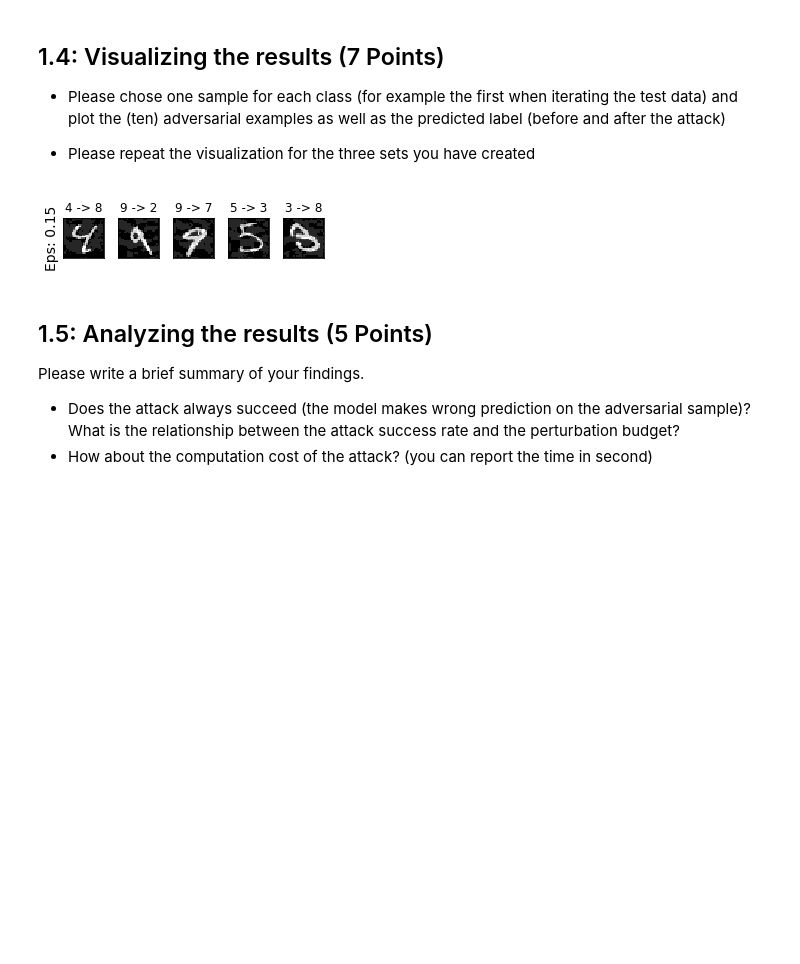
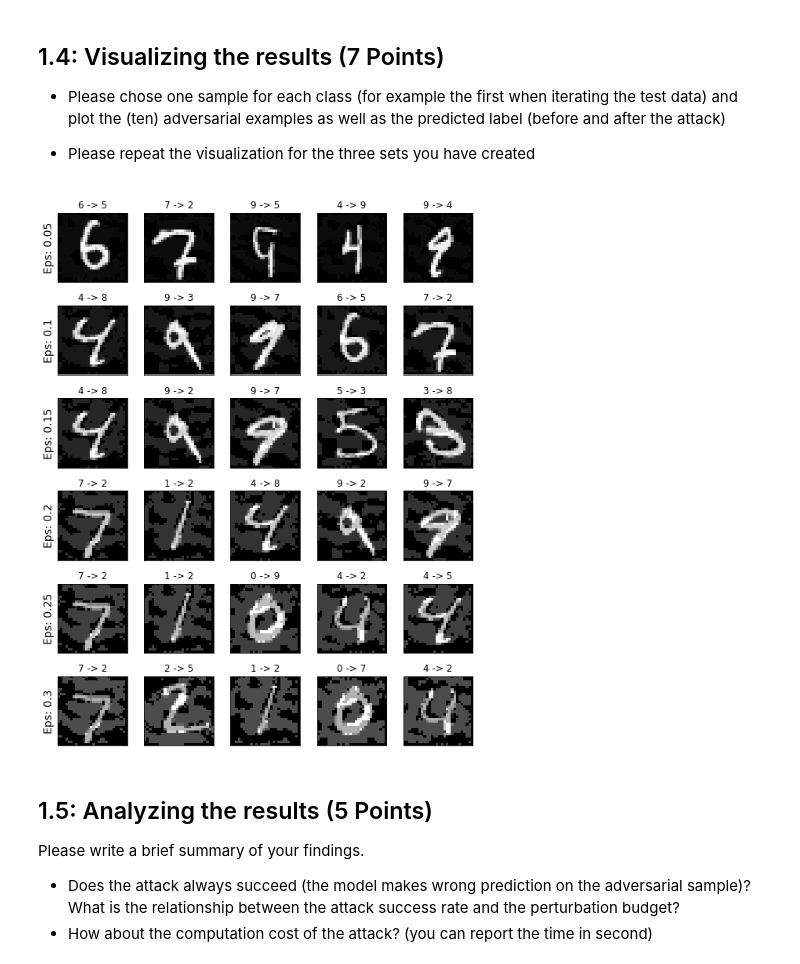
Before and after one commit to Serbernari/study_projects, a Jupyter notebook: 2021_11_12_Task_02.ipynb.ipynb, the cells around one changed output. Cells and saved outputs as stored; diff of their text form; code cells hidden in the pictures; blank space fills up the shorter version.

```diff
--- a/2021_11_12_Task_02.ipynb.ipynb
+++ b/2021_11_12_Task_02.ipynb.ipynb
@@ -287,7 +288,7 @@ def test( model, device, test_loader, epsilon ):
                 adv_examples.append( (init_pred.item(), final_pred.item(), adv_ex) )
         else:
             # Save some adv examples for visualization later
-            if len(adv_examples) < 10: #NEEEED MOOOOREEEE
+            if len(adv_examples) < 1000: #NEEEED MOOOOREEEE
                 adv_ex = perturbed_data.squeeze().detach().cpu().numpy()
                 adv_examples.append( (init_pred.item(), final_pred.item(), adv_ex) )
 
@@ -301,8 +302,8 @@ def test( model, device, test_loader, epsilon ):
     # Return the accuracy and an adversarial example
     return final_acc, adv_examples, adv_labels, adv_data
 # %%
-#epsilons = [.05, .1, .15, .2, .25, .3]
-epsilons = [.15]
+epsilons = [.05, .1, .15, .2, .25, .3]
+#epsilons = [.15]
 # %%
 accuracies = []
 examples = []
@@ -327,23 +333,23 @@ Epsilon: 0.15   Test Accuracy = 6608 / 10000 = 0.6608
 # %%
 # Plot several examples of adversarial samples at each epsilon
 cnt = 0
 draw_in_row = 5
 plt.figure(figsize=(8,10))
 for i in range(len(epsilons)):
     for j in range(draw_in_row):
         cnt += 1
-        plt.subplot(len(epsilons),len(examples[0]),cnt)
+        plt.subplot(len(epsilons),draw_in_row,cnt)
         plt.xticks([], [])
         plt.yticks([], [])
         if j == 0:
             plt.ylabel("Eps: {}".format(epsilons[i]), fontsize=14)
         orig,adv,ex = examples[i][j]
         plt.title("{} -> {}".format(orig, adv))
         plt.imshow(ex, cmap="gray")
 plt.tight_layout()
 plt.show()
 # %% [output]
-[figure, old version]
+[figure, new version]
 # %% [markdown]
 ## 1.5: Analyzing the results (5 Points)
 
```
Also changed, not shown: parts of 17 cells of this notebook.
